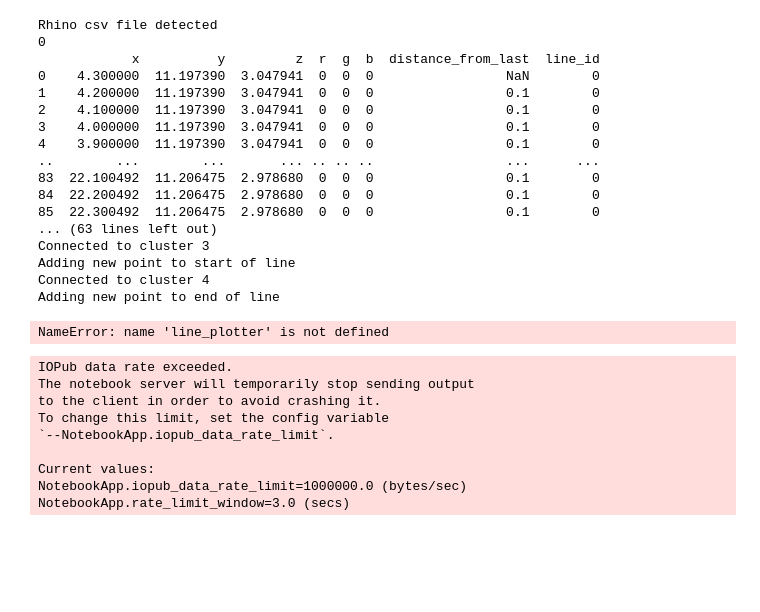
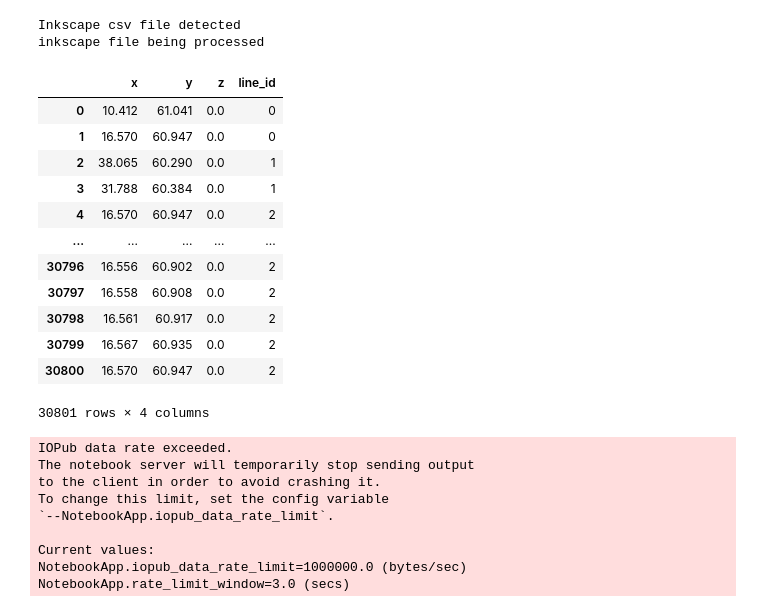
Before and after one commit to joeforth/fractal_slicer, a Jupyter notebook: fractal_slicer_v0-2.ipynb, the cells around one changed output. Saved outputs shown, nothing was run; the diff lists cells and outputs as text; code cells hidden in the pictures; blank space fills up the shorter version.

```diff
--- a/fractal_slicer_v0-2.ipynb
+++ b/fractal_slicer_v0-2.ipynb
@@ -1,39 +1,40 @@
 # %%
 from fracprint import processor
 from fracprint import writer
 
 # Parameters to vary
-# filename = 'test_squiggle_2d.csv'       # Name of the file you're loading
-filename = '3Dblood27.11.txt'
 filedir = './test_files/'       # Directory of the file you're loading
-filetype = 'rhino'
+
+filename = 'test_squiggle_2d.csv'       # Name of the file you're loading
+filetype = 'inkscape'
+
+# filename = '3Dblood27.11.txt'
+# filetype = 'rhino'
+
 x_dim, y_dim = 17., 10.       # x, y dimensions of the container you're printing into
 x_trans, y_trans = 0., 0.    # Distance by which to translate the pattern
 inlet_d = 0.                 # Length of the inlet / outlet ports in mm
 res = 0.1  # Pattern resolution in mm
 floor = -61           # Lowest point on print
 
 coords = processor.shape_prep(filedir, filename, filetype, x_dim, y_dim, inlet_d, x_trans, y_trans, res)
 coords
 # %% [output]
-Rhino csv file detected
-0
-            x          y         z  r  g  b  distance_from_last  line_id
-0    4.300000  11.197390  3.047941  0  0  0                 NaN        0
-1    4.200000  11.197390  3.047941  0  0  0                 0.1        0
-2    4.100000  11.197390  3.047941  0  0  0                 0.1        0
-3    4.000000  11.197390  3.047941  0  0  0                 0.1        0
-4    3.900000  11.197390  3.047941  0  0  0                 0.1        0
-..        ...        ...       ... .. .. ..                 ...      ...
-83  22.100492  11.206475  2.978680  0  0  0                 0.1        0
-84  22.200492  11.206475  2.978680  0  0  0                 0.1        0
-85  22.300492  11.206475  2.978680  0  0  0                 0.1        0
-... (63 lines left out)
-Connected to cluster 3
-Adding new point to start of line
-Connected to cluster 4
-Adding new point to end of line
+Inkscape csv file detected
+inkscape file being processed
+|  | x | y | z | line_id |
+| 0 | 10.412 | 61.041 | 0.0 | 0 |
+| 1 | 16.570 | 60.947 | 0.0 | 0 |
+| 2 | 38.065 | 60.290 | 0.0 | 1 |
+| 3 | 31.788 | 60.384 | 0.0 | 1 |
+| 4 | 16.570 | 60.947 | 0.0 | 2 |
+| ... | ... | ... | ... | ... |
+| 30796 | 16.556 | 60.902 | 0.0 | 2 |
+| 30797 | 16.558 | 60.908 | 0.0 | 2 |
+| 30798 | 16.561 | 60.917 | 0.0 | 2 |
+| 30799 | 16.567 | 60.935 | 0.0 | 2 |
+| 30800 | 16.570 | 60.947 | 0.0 | 2 |
-NameError: name 'line_plotter' is not defined
+30801 rows × 4 columns
 # %%
 # Now convert to gcode including E and F values
 v = 0.25              # cm / s - printhead speed
```
Also changed, not shown: 2 other files.
